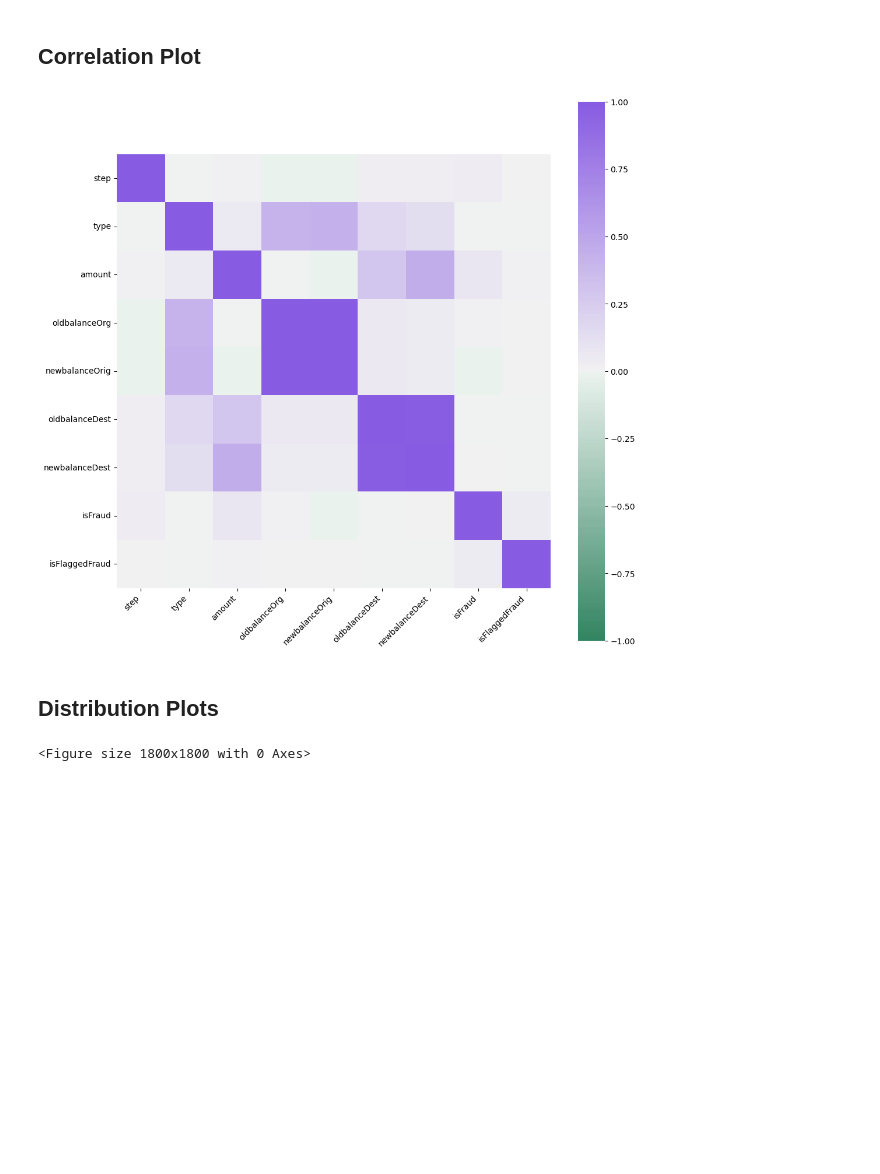
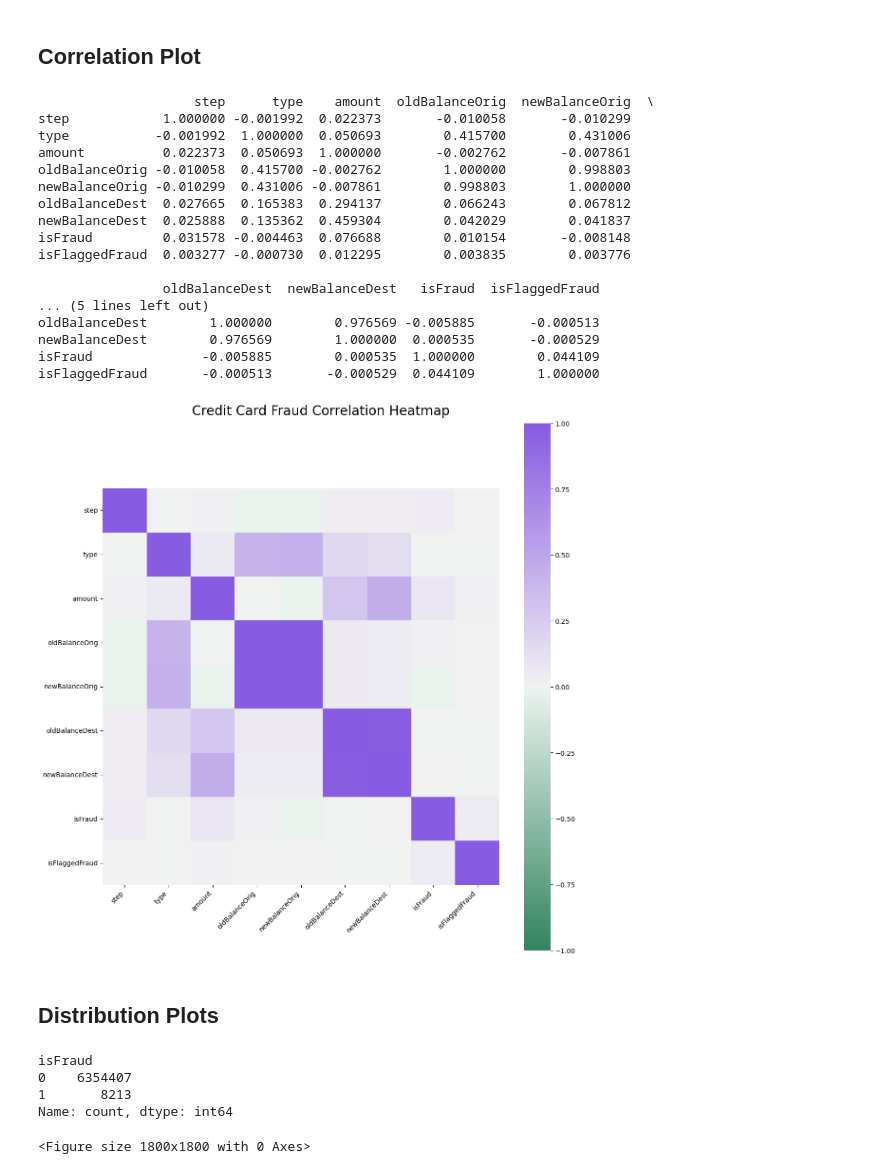
Before and after one commit to 5cminsuhlim/DSAN6700Proj, a Jupyter notebook: proj.ipynb, the cells around one changed output. Cells and saved outputs as stored; diff of their text form; code cells hidden in the pictures; blank space fills up the shorter version.

Commit message:
update proj.ipynb
-reformat heatmap + feature distribution plots
-rename cols

```diff
--- a/proj.ipynb
+++ b/proj.ipynb
@@ -77,6 +77,10 @@ type_to_num = {'PAYMENT' : 0,
                'CASH_IN' : 4}
 
 df['type'] = df['type'].map(type_to_num)
+df.rename(columns={'oldbalanceOrg' : 'oldBalanceOrig',
+                   'newbalanceOrig' : 'newBalanceOrig',
+                   'oldbalanceDest' : 'oldBalanceDest',
+                   'newbalanceDest' : 'newBalanceDest'}, inplace=True)
 # %%
 # sanity check
 
@@ -93,24 +113,53 @@ array([0, 1, 2, 3, 4], dtype=int64)
 # extract only numeric cols
 df_numeric = df.select_dtypes(include=['number'])
 # %%
+
 rcParams['figure.figsize'] = 12,12
 rcParams['figure.dpi'] = 100
 corr = df_numeric.corr()
+print(corr)
+
 ax = sns.heatmap(
     corr,
     vmin=-1, vmax=1, center=0,
     cmap=sns.diverging_palette(150, 275, s=80, n=200),
     square=True
 )
 ax.set_xticklabels(
     ax.get_xticklabels(),
     rotation=45,
     horizontalalignment='right'
-);
+)
+plt.suptitle("Credit Card Fraud Correlation Heatmap", size=20)
+plt.tight_layout()
 # %% [output]
+                    step      type    amount  oldBalanceOrig  newBalanceOrig  \
+step            1.000000 -0.001992  0.022373       -0.010058       -0.010299
+type           -0.001992  1.000000  0.050693        0.415700        0.431006
+amount          0.022373  0.050693  1.000000       -0.002762       -0.007861
+oldBalanceOrig -0.010058  0.415700 -0.002762        1.000000        0.998803
+newBalanceOrig -0.010299  0.431006 -0.007861        0.998803        1.000000
+oldBalanceDest  0.027665  0.165383  0.294137        0.066243        0.067812
+newBalanceDest  0.025888  0.135362  0.459304        0.042029        0.041837
+isFraud         0.031578 -0.004463  0.076688        0.010154       -0.008148
+isFlaggedFraud  0.003277 -0.000730  0.012295        0.003835        0.003776
+
+                oldBalanceDest  newBalanceDest   isFraud  isFlaggedFraud
+... (5 lines left out)
+oldBalanceDest        1.000000        0.976569 -0.005885       -0.000513
+newBalanceDest        0.976569        1.000000  0.000535       -0.000529
+isFraud              -0.005885        0.000535  1.000000        0.044109
+isFlaggedFraud       -0.000513       -0.000529  0.044109        1.000000
-[figure, old version]
+[figure, new version]
 # %% [markdown]
 ## Distribution Plots
+# %%
+df['isFraud'].value_counts()
+# %% [output]
+isFraud
+0    6354407
+1       8213
+Name: count, dtype: int64
 # %%
 plt.figure(figsize=(12, 12),dpi=150)
 df.hist(color='green', rwidth=0.8)
```
Also changed, not shown: parts of 1 cell of this notebook.
